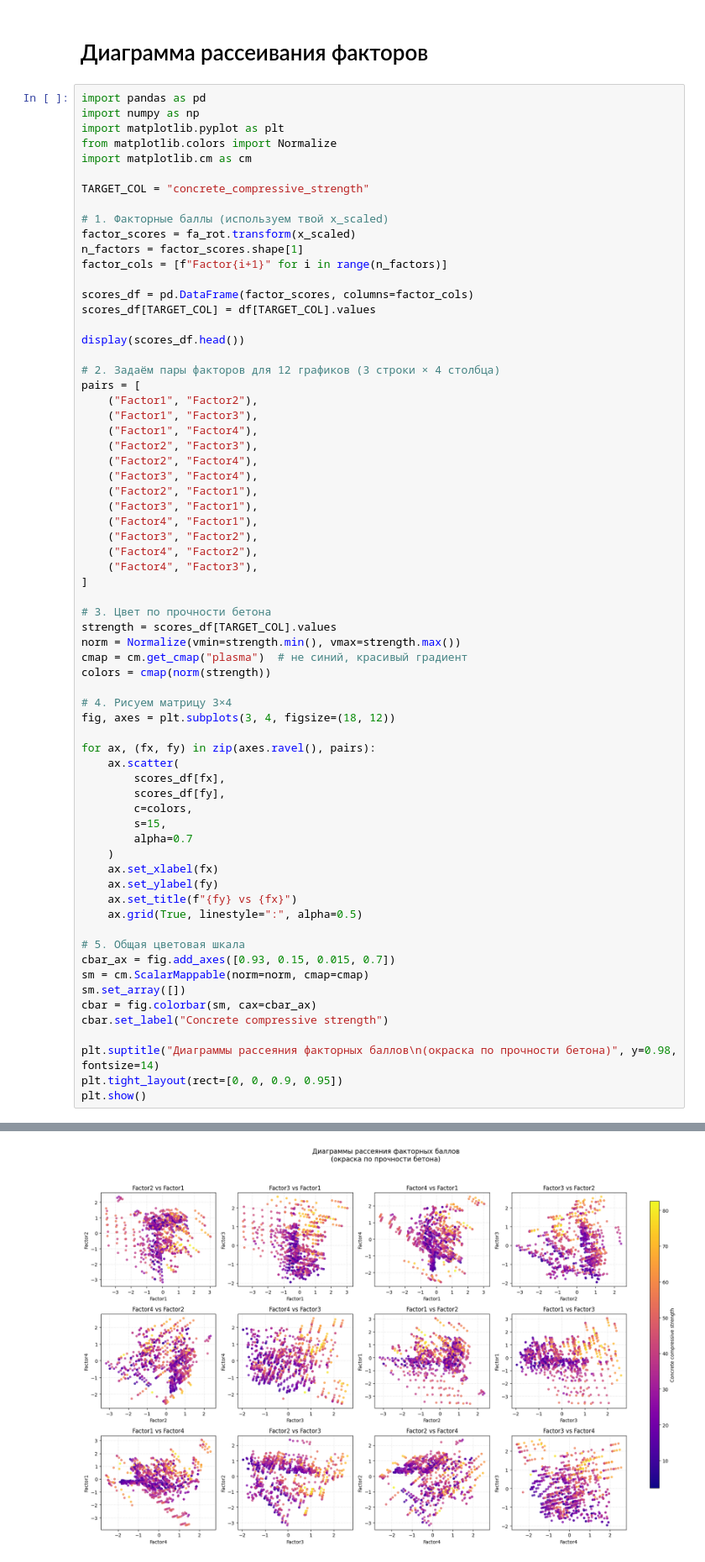
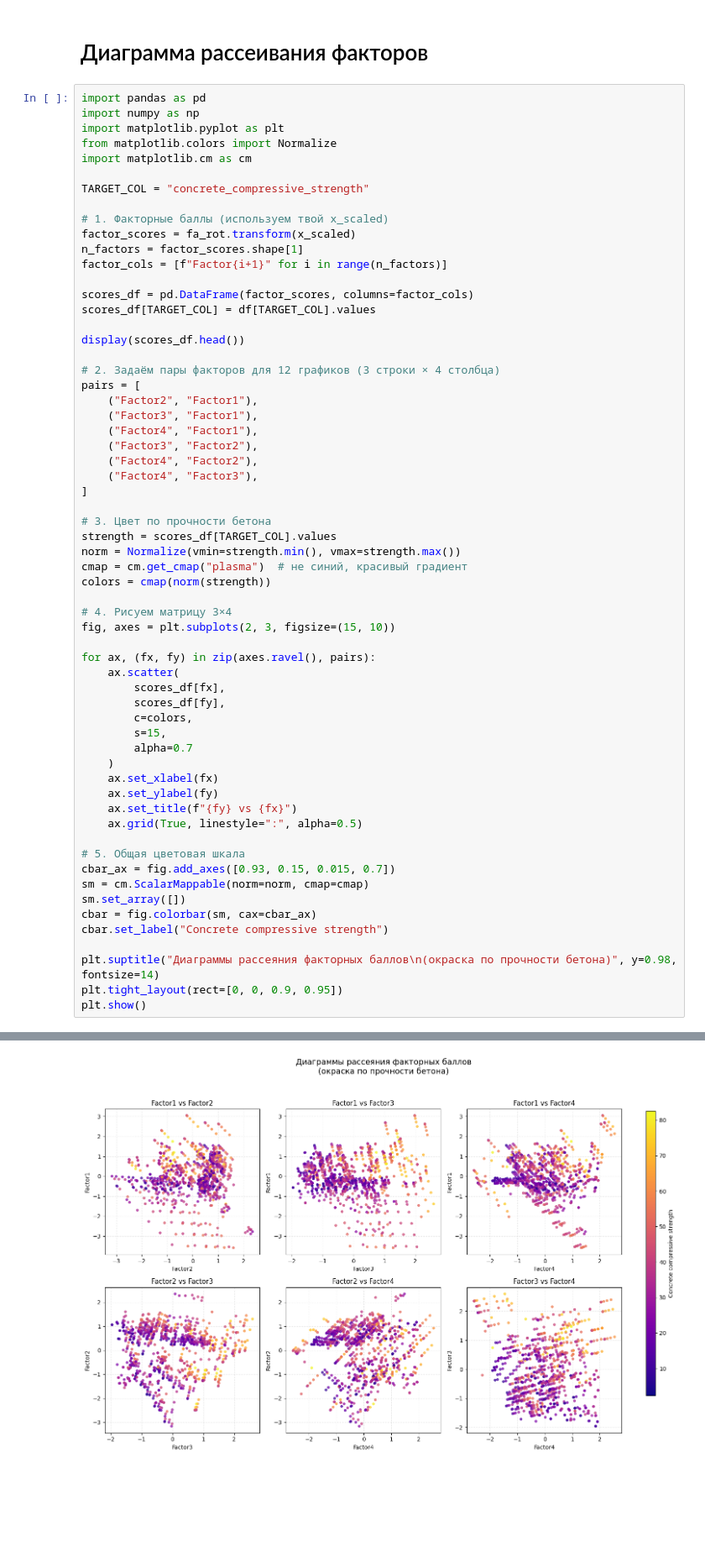
Before and after one commit to olesya1119/ML, a Jupyter notebook: mad/lab4/notebook.ipynb, the cells around one changed output, grey strips where cells are left out. Shown at 84% size. Saved outputs shown, nothing was run; the diff lists cells and outputs as text; blank space fills up the shorter version.

```diff
--- a/mad/lab4/notebook.ipynb
+++ b/mad/lab4/notebook.ipynb
@@ -631,12 +631,6 @@ display(scores_df.head())
 
 # 2. Задаём пары факторов для 12 графиков (3 строки × 4 столбца)
 pairs = [
-    ("Factor1", "Factor2"),
-    ("Factor1", "Factor3"),
-    ("Factor1", "Factor4"),
-    ("Factor2", "Factor3"),
-    ("Factor2", "Factor4"),
-    ("Factor3", "Factor4"),
     ("Factor2", "Factor1"),
     ("Factor3", "Factor1"),
     ("Factor4", "Factor1"),
@@ -652,36 +646,36 @@ cmap = cm.get_cmap("plasma")  # не синий, красивый градиен
 colors = cmap(norm(strength))
 
 # 4. Рисуем матрицу 3×4
-fig, axes = plt.subplots(3, 4, figsize=(18, 12))
+fig, axes = plt.subplots(2, 3, figsize=(15, 10))
 
 for ax, (fx, fy) in zip(axes.ravel(), pairs):
     ax.scatter(
         scores_df[fx],
         scores_df[fy],
         c=colors,
         s=15,
         alpha=0.7
     )
     ax.set_xlabel(fx)
     ax.set_ylabel(fy)
     ax.set_title(f"{fy} vs {fx}")
     ax.grid(True, linestyle=":", alpha=0.5)
 
 # 5. Общая цветовая шкала
 cbar_ax = fig.add_axes([0.93, 0.15, 0.015, 0.7])
 sm = cm.ScalarMappable(norm=norm, cmap=cmap)
 sm.set_array([])
 cbar = fig.colorbar(sm, cax=cbar_ax)
 cbar.set_label("Concrete compressive strength")
 
 plt.suptitle("Диаграммы рассеяния факторных баллов\n(окраска по прочности бетона)", y=0.98, fontsize=14)
 plt.tight_layout(rect=[0, 0, 0.9, 0.95])
 plt.show()
 # %% [output]
 |  | Factor1 | Factor2 | Factor3 | Factor4 | concrete_compressive_strength |
 | 0 | 0.473179 | 0.347862 | 2.347441 | -1.380031 | 79.99 |
 | 1 | 0.492442 | 0.352764 | 2.344522 | -1.527830 | 61.89 |
 | 2 | -2.873888 | -0.383658 | 0.918719 | 0.811634 | 40.27 |
 | 3 | -3.473048 | 0.087544 | 1.007326 | 1.211692 | 41.05 |
 | 4 | -2.593973 | 0.982234 | -0.148616 | 1.285610 | 44.30 |
-[figure, old version]
+[figure, new version]
```
Also changed, not shown: parts of 2 cells of this notebook, 2 other files.
